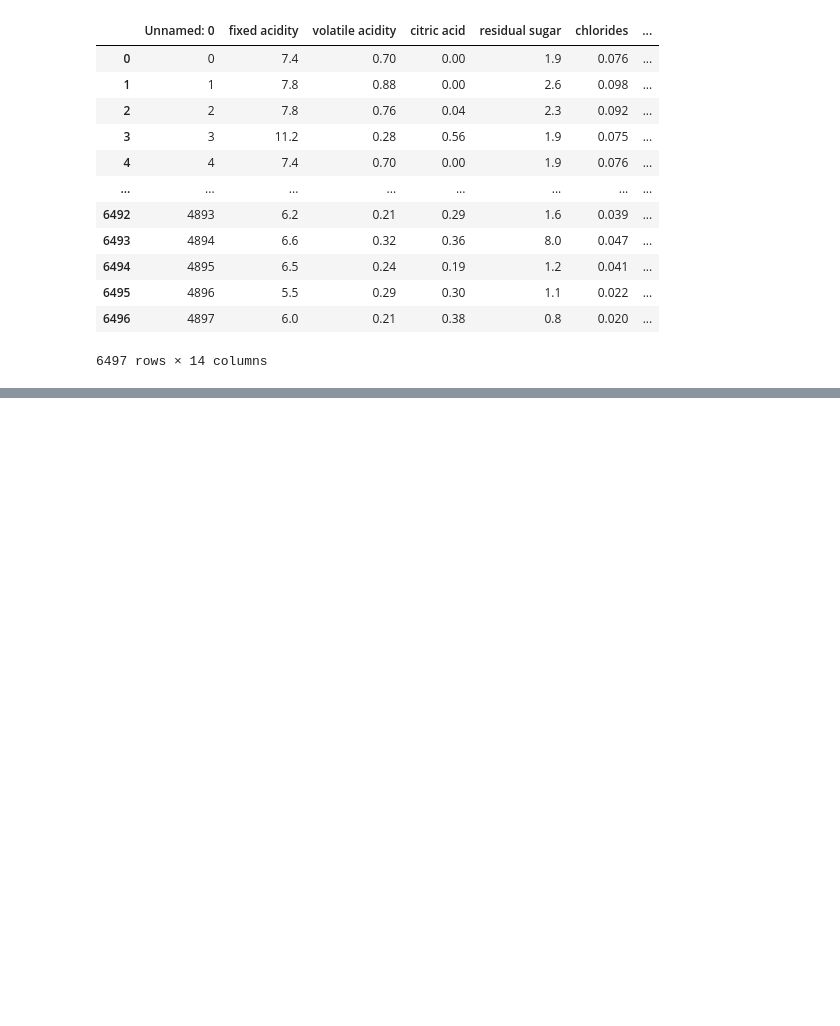
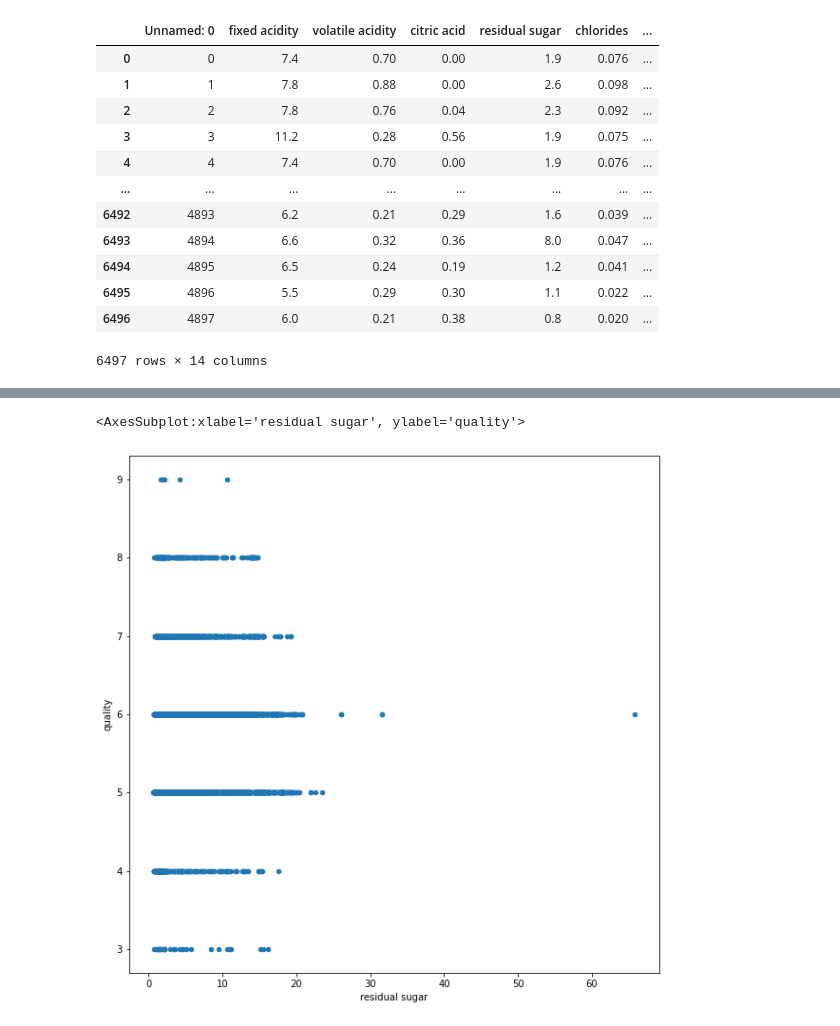
Before and after one commit to kurosakiaduma/wines_samples, a Jupyter notebook: combinedset.ipynb, the cells around one changed output, grey strips where cells are left out. Saved outputs shown, nothing was run; the diff lists cells and outputs as text; code cells hidden in the pictures; blank space fills up the shorter version.

```diff
--- a/combinedset.ipynb
+++ b/combinedset.ipynb
@@ -49,0 +108,5 @@ KeyError: "['Unnamed: 0'] not found in axis"
+# %%
+df_wines.plot('residual sugar', 'quality', kind='scatter', figsize=(10,10))
+# %% [output]
+<AxesSubplot:xlabel='residual sugar', ylabel='quality'>
+[figure, added]
```
Also changed, not shown: parts of 14 cells of this notebook, 1 other file.
